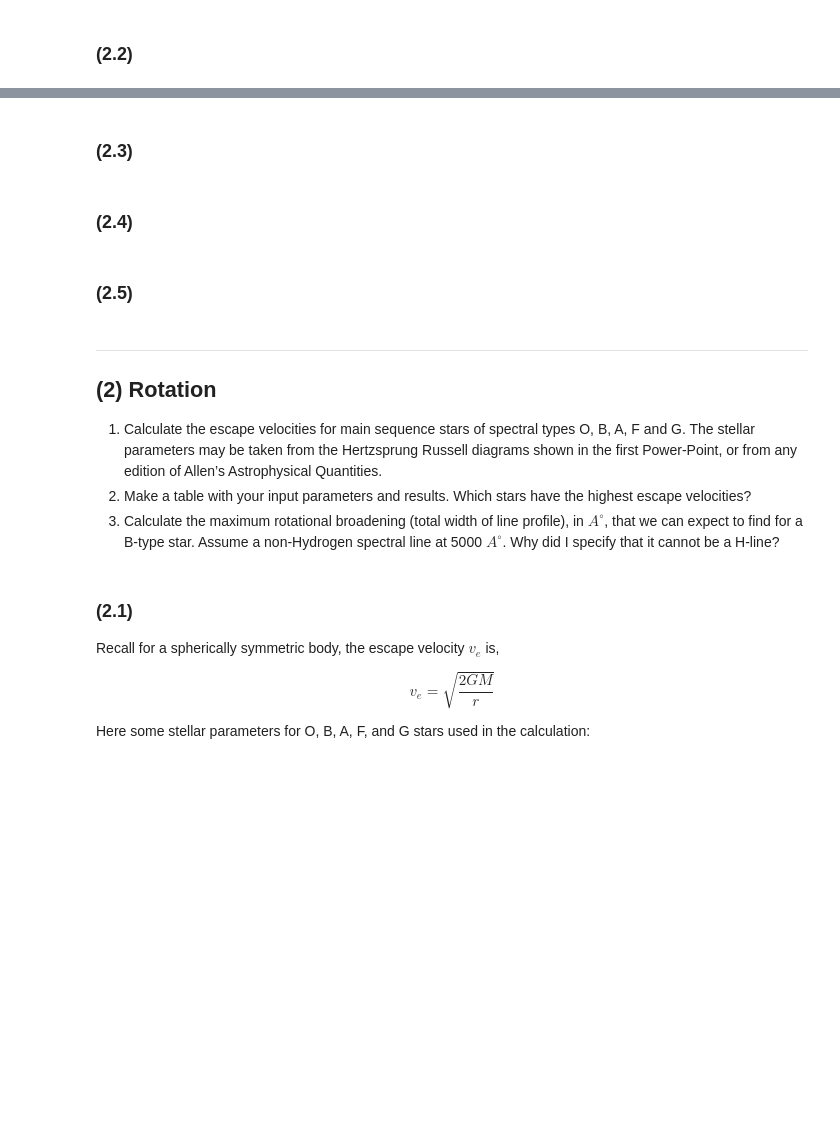
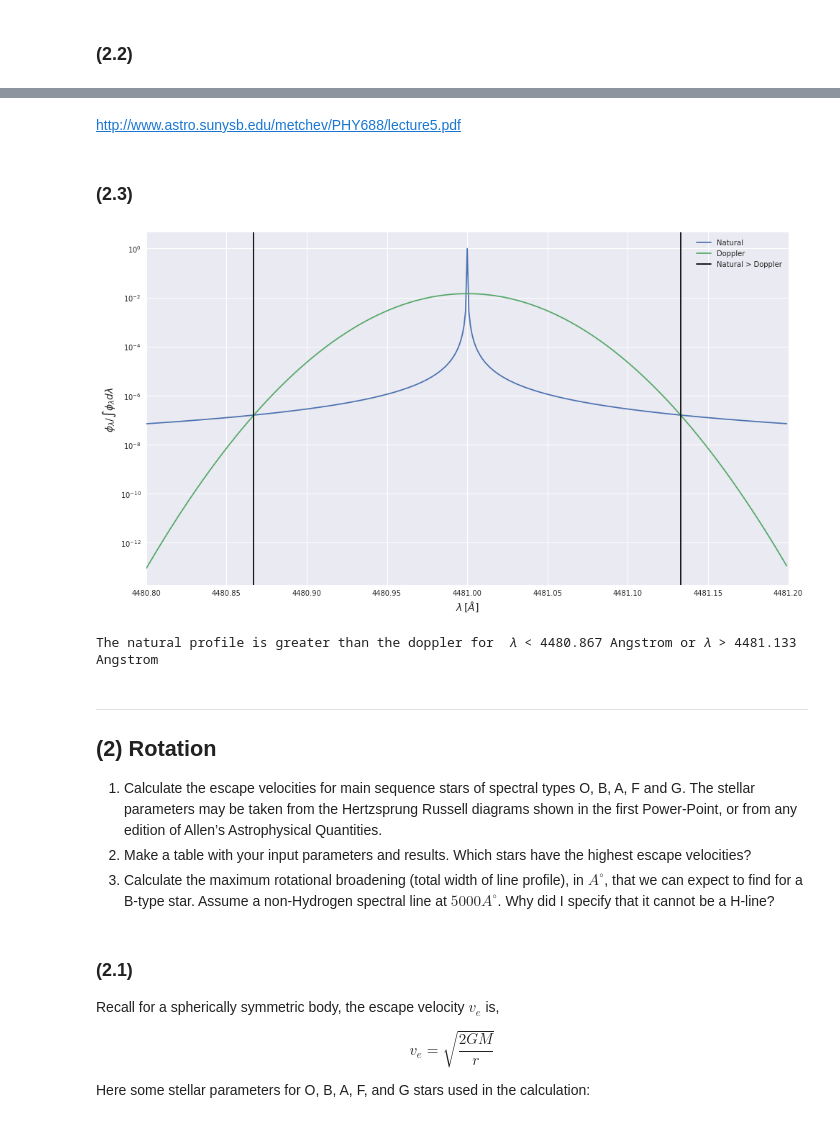
Before and after one commit to kaimibk/School, a Jupyter notebook: ASTR_423/A4/A4.ipynb, the cells around one changed output, grey strips where cells are left out. Cells and saved outputs as stored; diff of their text form; code cells hidden in the pictures; blank space fills up the shorter version.

```diff
--- a/ASTR_423/A4/A4.ipynb
+++ b/ASTR_423/A4/A4.ipynb
@@ -117,16 +129,50 @@ plt.show()
+# %% [markdown]
+http://www.astro.sunysb.edu/metchev/PHY688/lecture5.pdf
 # %% [markdown]
 ### (2.3)
-# %% [markdown]
-### (2.4)
-# %% [markdown]
-### (2.5)
+# %%
+nu0 = (const. c / (4481. * u.AA)).to('Hz')
+
+nus = const.c / lambdas
+natural_profile = lorentz(nus, nu0)
+natural_profile = natural_profile / np.trapz(natural_profile)
+
+
+fig = plt.figure(figsize=(16,9))
+plt.plot(lambdas, natural_profile, label='Natural')
+
+doppler_profile = Mg_profile/np.trapz(Mg_profile)
+
+plt.plot(lambdas, doppler_profile, label='Doppler')
+
+_, = np.where(natural_profile > doppler_profile)
+idx = np.argmax(np.diff(_) > 1)
+plt.axvline(x=lambdas[idx].value, color='k', label='Natural > Doppler')
+_ = np.argmax(natural_profile)
+idx2 = _ +(_ - idx)
+plt.axvline(x=lambdas[idx2].value, color='k')
+
+
+plt.legend()
+plt.xlim(4480.8, 4481.2)
+plt.yscale('log')
+plt.ylabel(r'$\phi_\lambda/\int \phi_\lambda d\lambda$', size=14)
+plt.xlabel('$\lambda \, [\AA]$', size=14)
+
+plt.show()
+
+print(r"The natural profile is greater than the doppler for ",
+          f"𝜆 < {lambdas[idx].round(3)} or 𝜆 > {lambdas[idx2].round(3)}")
+# %% [output]
+[figure, added]
+The natural profile is greater than the doppler for  𝜆 < 4480.867 Angstrom or 𝜆 > 4481.133 Angstrom
 # %% [markdown]
 ___
 ## (2) Rotation
 
 1. Calculate the escape velocities for main sequence stars of spectral types O, B, A, F and G. The stellar parameters may be taken from the Hertzsprung Russell diagrams shown in the first Power-Point, or from any edition of Allen’s Astrophysical Quantities.
 1. Make a table with your input parameters and results. Which stars have the highest escape velocities?
-1. Calculate the maximum rotational broadening (total width of line profile), in $A^{\circ}$, that we can expect to find for a B-type star. Assume a non-Hydrogen spectral line at 5000 $A^{\circ}$. Why did I specify that it cannot be a H-line?
+1. Calculate the maximum rotational broadening (total width of line profile), in $A^{\circ}$, that we can expect to find for a B-type star. Assume a non-Hydrogen spectral line at $5000 A^{\circ}$. Why did I specify that it cannot be a H-line?
 # %% [markdown]
 ### (2.1)
 Recall for a spherically symmetric body, the escape velocity $v_e$ is,
```
Also changed, not shown: parts of 8 cells of this notebook.
